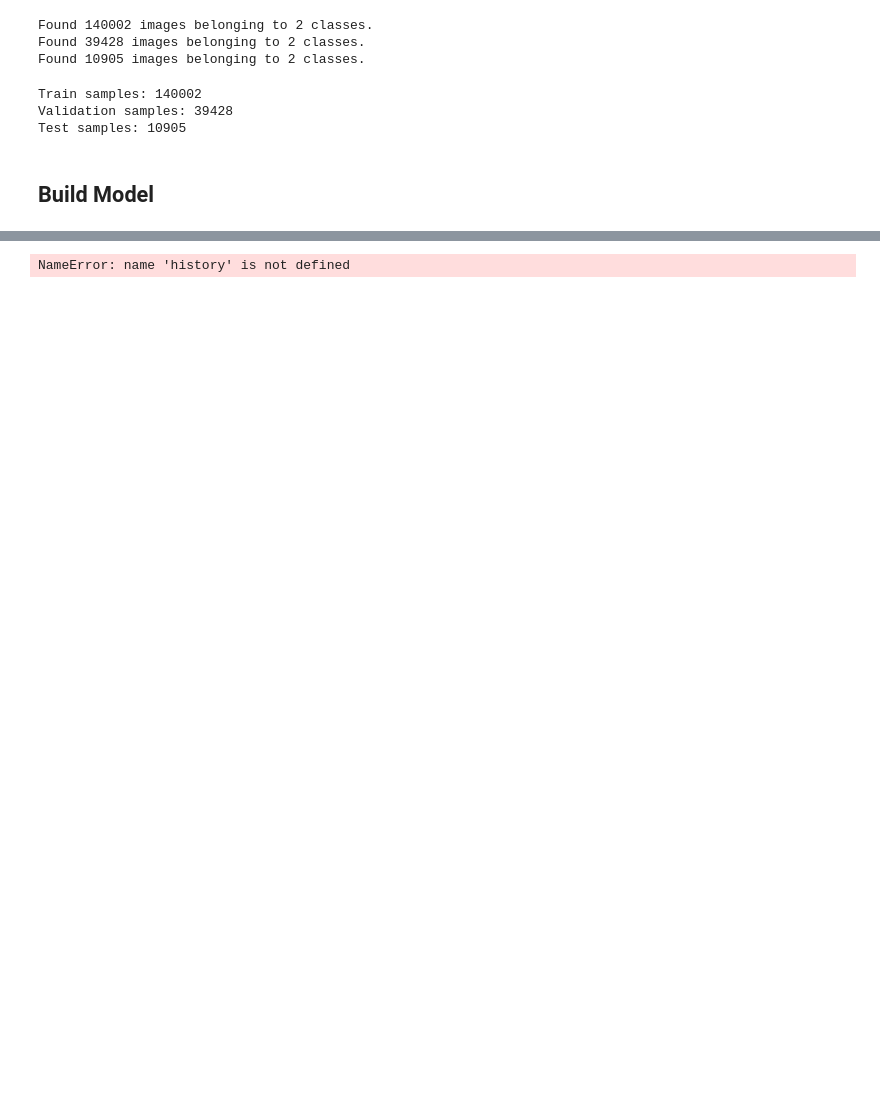
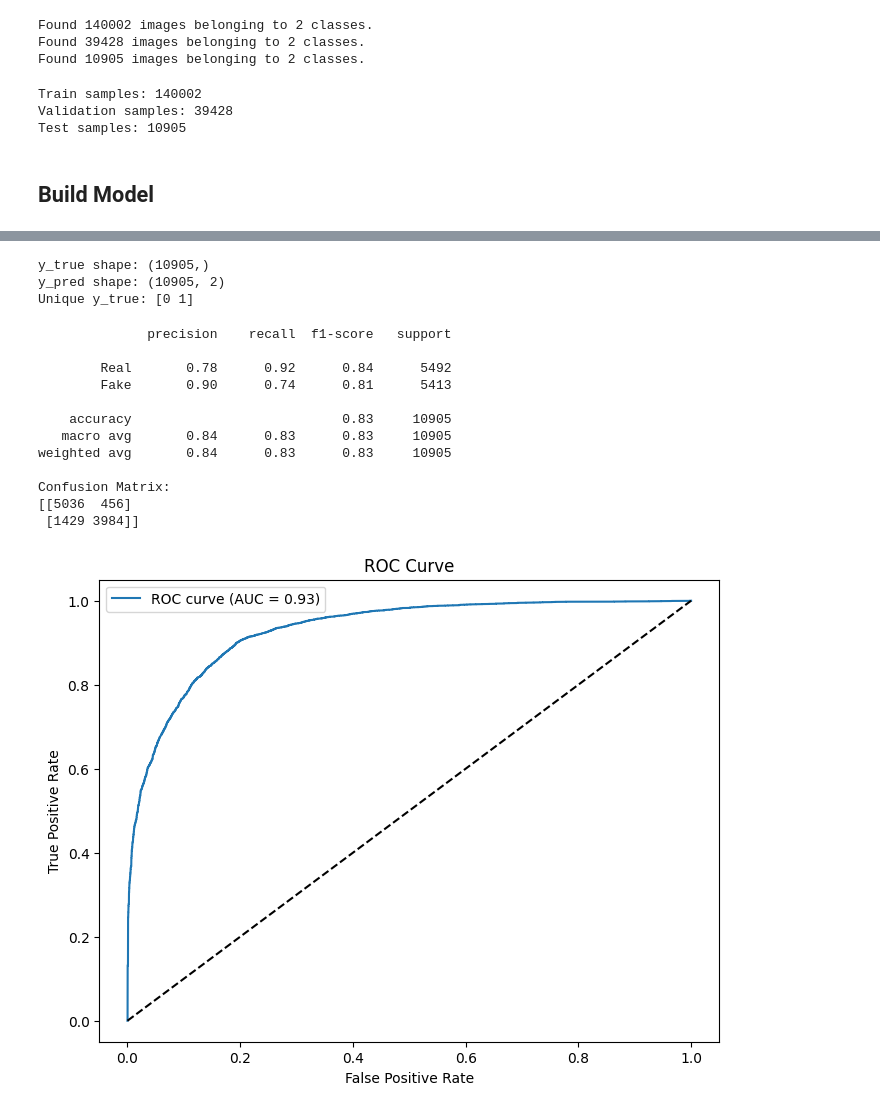
Before and after one commit to Amarjeet0538/Deepfake_Detection, a Jupyter notebook: final_deepfake.ipynb, the cells around one changed output, grey strips where cells are left out. Drawn from its saved outputs; the diff is of its cells as text; code cells hidden in the pictures; blank space fills up the shorter version.

Commit message:
feat: project version1

```diff
--- a/final_deepfake.ipynb
+++ b/final_deepfake.ipynb
@@ -119,2 +152,2 @@ model = Sequential([
 # %%
-model.compile(optimizer=Adam(learning_rate=0.0001), loss='categorical_crossentropy', metrics=['accuracy'])
+model.compile(optimizer=Adam(learning_rate=0.0001), loss='categorical_crossentropy', metrics=['accuracy','AUC'])
@@ -194,7 +186,8 @@ KeyError: 'metrics'
 # %%
-model.fit(
+history = model.fit(
     train_generator,
+    epochs=50,
     validation_data=val_generator,
-    epochs=7
+    callbacks=callbacks_list
 )
 # %% [output]
@@ -215,0 +232,9 @@ KeyboardInterrupt:
+# %%
+test_datagen = ImageDataGenerator(rescale=1./255)
+test_generator = test_datagen.flow_from_directory(
+    '/home/uppercase/Workspace/Lab Projects/ML/deepfake_Dataset/Test',
+    target_size=(256, 256),
+    batch_size=32,
+    class_mode='categorical',
+    shuffle=False
+)
@@ -225,0 +253,4 @@ WARNING:absl:You are saving your model as an HDF5 file via `model.save()` or `ke
+# %%
+y_pred_probs = model.predict(test_generator)
+y_pred = np.argmax(y_pred_probs, axis=1)
+y_true = test_generator.classes
@@ -226,11 +259,41 @@ WARNING:absl:You are saving your model as an HDF5 file via `model.save()` or `ke
+# %%
+print("y_true shape:", y_true.shape)
+print("y_pred shape:", y_pred_probs.shape)
+print("Unique y_true:", np.unique(y_true))
+# %% [output]
+y_true shape: (10905,)
+y_pred shape: (10905, 2)
+Unique y_true: [0 1]
 # %%
-import matplotlib.pyplot as plt
 
-plt.plot(history.history['accuracy'], label='Train Accuracy')
-plt.plot(history.history['val_accuracy'], label='Validation Accuracy')
-plt.xlabel('Epochs')
-plt.ylabel('Accuracy')
+print(classification_report(y_true, y_pred, target_names=['Real', 'Fake']))
+
+cm = confusion_matrix(y_true, y_pred)
+print("Confusion Matrix:")
+print(cm)
+
+fpr, tpr, thresholds = roc_curve(y_true, y_pred_probs[:, 1])
+roc_auc = auc(fpr, tpr)
+
+plt.figure(figsize=(8, 6))
+plt.plot(fpr, tpr, label=f'ROC curve (AUC = {roc_auc:.2f})')
+plt.plot([0, 1], [0, 1], 'k--')
+plt.xlabel('False Positive Rate')
+plt.ylabel('True Positive Rate')
+plt.title('ROC Curve')
 plt.legend()
 plt.show()
 # %% [output]
-NameError: name 'history' is not defined
+              precision    recall  f1-score   support
+
+        Real       0.78      0.92      0.84      5492
+        Fake       0.90      0.74      0.81      5413
+
+    accuracy                           0.83     10905
+   macro avg       0.84      0.83      0.83     10905
+weighted avg       0.84      0.83      0.83     10905
+
+Confusion Matrix:
+[[5036  456]
+ [1429 3984]]
+[figure, added]
```
Also changed, not shown: parts of 22 cells of this notebook.
